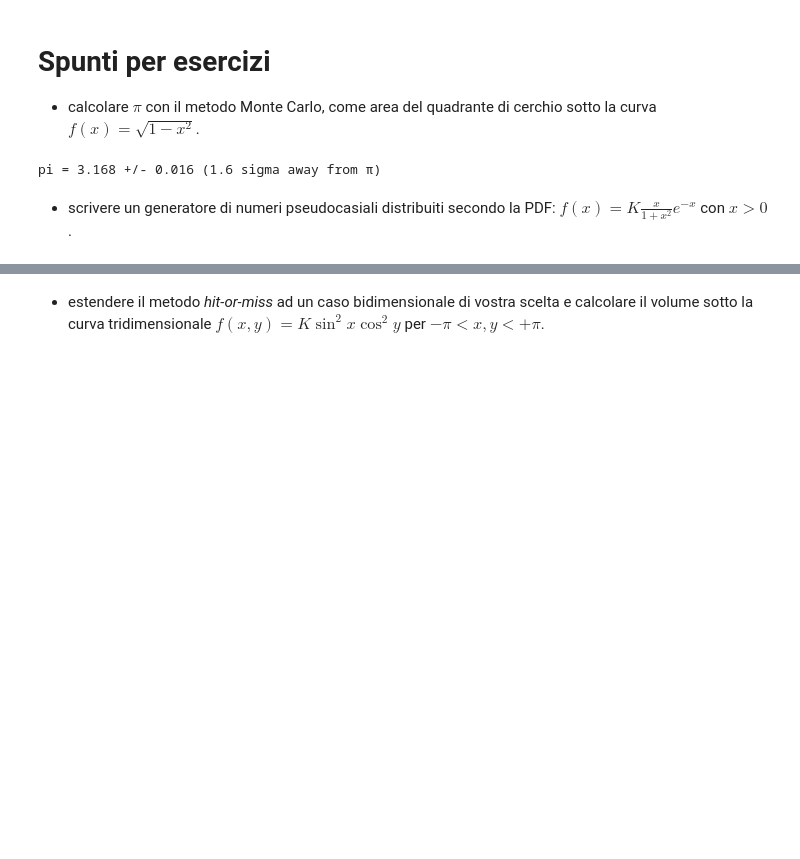
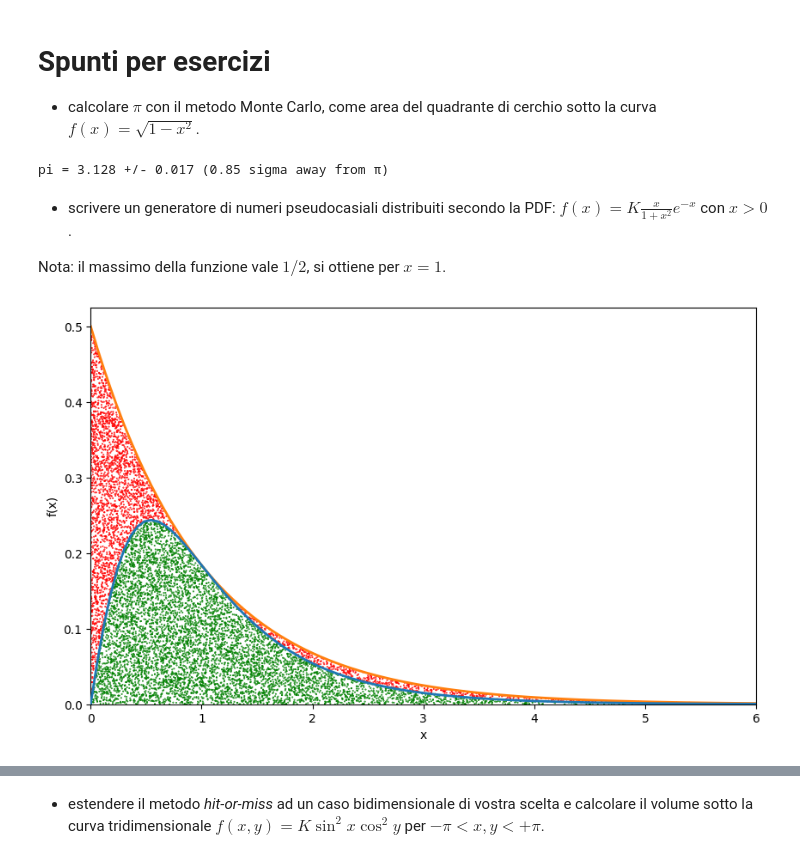
Before and after one commit to lucalista/analisi-dati-2025, a Jupyter notebook: 08.01.00__Metodi_Monte_Carlo.ipynb, the cells around one changed output, grey strips where cells are left out. Drawn from its saved outputs; the diff is of its cells as text; code cells hidden in the pictures; blank space fills up the shorter version.

```diff
--- a/08.01.00__Metodi_Monte_Carlo.ipynb
+++ b/08.01.00__Metodi_Monte_Carlo.ipynb
@@ -473,15 +473,40 @@ plt.show()
 * calcolare $\pi$ con il metodo Monte Carlo, come area del quadrante di cerchio sotto la curva $f(x) = \sqrt{1-x^2}$.
 # %%
 N = 10000
-xs, ys = np.random.uniform(-1, 1, size= N), np.random.uniform(size = N)
-n = np.count_nonzero(xs**2 + ys**2 <1)
+xs, ys = np.random.uniform(size=N), np.random.uniform(size = N)
+n = np.count_nonzero(xs**2 + ys**2 < 1)
 f = n/N
 pi_hat = 4*f
 err = 4*math.sqrt(f*(1-f)/N)
 n_sigma = np.abs(pi_hat - math.pi)/err
 print("pi = {:.3f} +/- {:.3f} ({:.2} sigma away from π)".format(pi_hat, err, n_sigma))
 # %% [output]
-pi = 3.168 +/- 0.016 (1.6 sigma away from π)
+pi = 3.128 +/- 0.017 (0.85 sigma away from π)
 # %% [markdown]
 * scrivere un generatore di numeri pseudocasiali distribuiti secondo la PDF:
 $\displaystyle f(x)=K\frac{x}{1+x^2}e^{-x}$ con $x>  0$.
+
+Nota: il massimo della funzione vale $1/2$, si ottiene per $x=1$.
+# %%
+npts = 10000
+xs = -np.log(1 - np.random.uniform(size=npts))
+hs = np.random.uniform(0, 0.5, size=npts)
+ys = np.exp(-xs)*hs
+hits = hs < xs/(1+xs**2)
+cols = np.where(hits, 'green', 'red')
+# %%
+xrange = (0, 6)
+x=np.linspace(*xrange, 100)
+def f_sim(x):
+    return x/(1+x**2)*np.exp(-x)
+plt.figure(figsize=(10, 6))
+plt.plot(x, f_sim(x), linewidth=2, zorder=10)
+plt.plot(x, np.exp(-x)/2, linewidth=2)
+plt.scatter(xs, ys, c=cols, s=0.2)
+plt.xlabel('x')
+plt.ylabel('f(x)')
+plt.ylim(0)
+plt.xlim(*xrange)
+plt.show()
+# %% [output]
+[figure, added]
```
Also changed, not shown: parts of 22 cells of this notebook.
